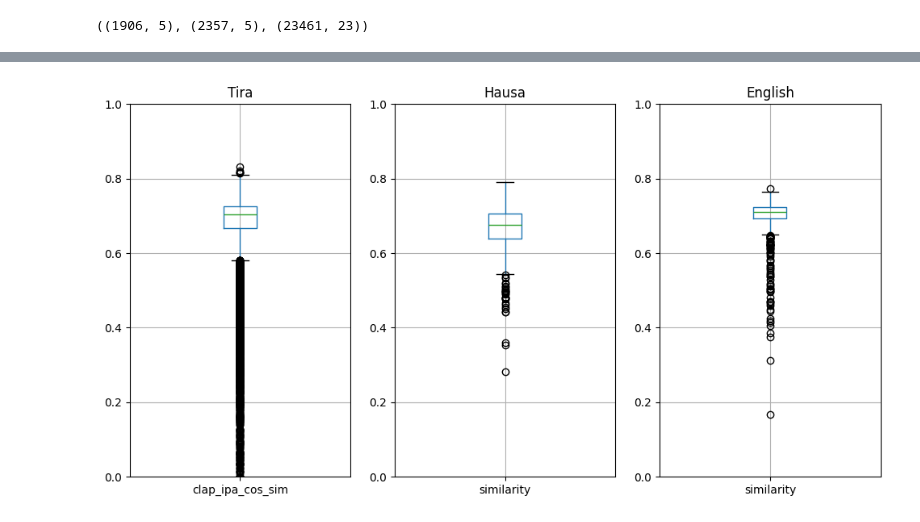
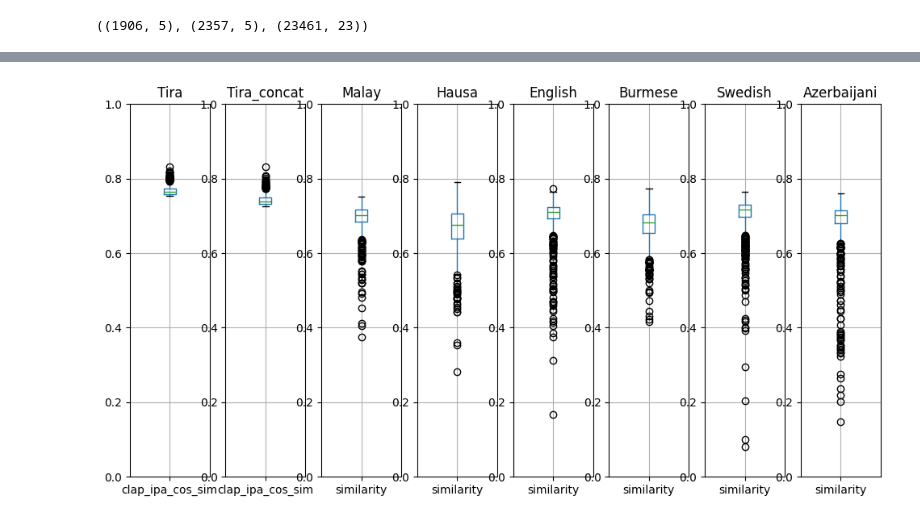
Before and after one commit to markjosims/malachor5, a Jupyter notebook: notebooks/tira_clap_sim_exploration.ipynb, the cells around one changed output, grey strips where cells are left out. Drawn from its saved outputs; the diff is of its cells as text; code cells hidden in the pictures.

Commit message:
visualizin

```diff
--- a/notebooks/tira_clap_sim_exploration.ipynb
+++ b/notebooks/tira_clap_sim_exploration.ipynb
@@ -139,0 +188,5 @@ sim_df.head()
+# %%
+clipdir_1k_concat='/Users/markjos/projects/malachor5/data/tira-concat-1k/clips'
+df_1k['file_name']=df_1k['clip'].apply(lambda clips: join_clips(clips, clipdir_1k_concat))
+# %%
+df_1k=df_1k.rename({'filename': 'file_name'}, axis=1)
@@ -139,0 +237,17 @@ sim_df.head()
+# %%
+fig, axes = plt.subplots(ncols=len(sim_csvs)+2,figsize=(12,6))
+df.boxplot('duration', ax=axes[0])
+axes[0].set_ylim(0,60)
+axes[0].set_title('Tira')
+
+df_1k.boxplot('duration', ax=axes[1])
+axes[1].set_ylim(0,60)
+axes[1].set_title('Tira concat')
+
+for i, csv_path in enumerate(sim_csvs):
+    sim_df=pd.read_csv(csv_path)
+    sim_df['duration']=sim_df['num_samples']/16_000
+    sim_df.boxplot('duration', ax=axes[i+2])
+    language=sim_df['language'].iloc[0]
+    axes[i+2].set_title(language)
+    axes[i+2].set_ylim(0,60)
@@ -140,13 +256,18 @@ sim_df.head()
 # %%
-fig, axes = plt.subplots(ncols=len(sim_csvs)+1,figsize=(12,6))
-df.boxplot('clap_ipa_cos_sim', ax=axes[0])
+fig, axes = plt.subplots(ncols=len(sim_csvs)+2,figsize=(12,6))
+df.iloc[:1000].boxplot('clap_ipa_cos_sim', ax=axes[0])
 axes[0].set_title('Tira')
 axes[0].set_ylim(0,1)
+
+df_1k.boxplot('clap_ipa_cos_sim', ax=axes[1])
+axes[1].set_title('Tira_concat')
+axes[1].set_ylim(0,1)
+
 for i, csv_path in enumerate(sim_csvs):
     sim_df=pd.read_csv(csv_path)
-    sim_df.boxplot('similarity', ax=axes[i+1])
+    sim_df.boxplot('similarity', ax=axes[i+2])
     language=sim_df['language'].iloc[0]
-    axes[i+1].set_title(language)
-    axes[i+1].set_ylim(0,1)
+    axes[i+2].set_title(language)
+    axes[i+2].set_ylim(0,1)
 # %% [output]
-[figure, old version]
+[figure, new version]
```
Also changed, not shown: parts of 14 cells of this notebook.
